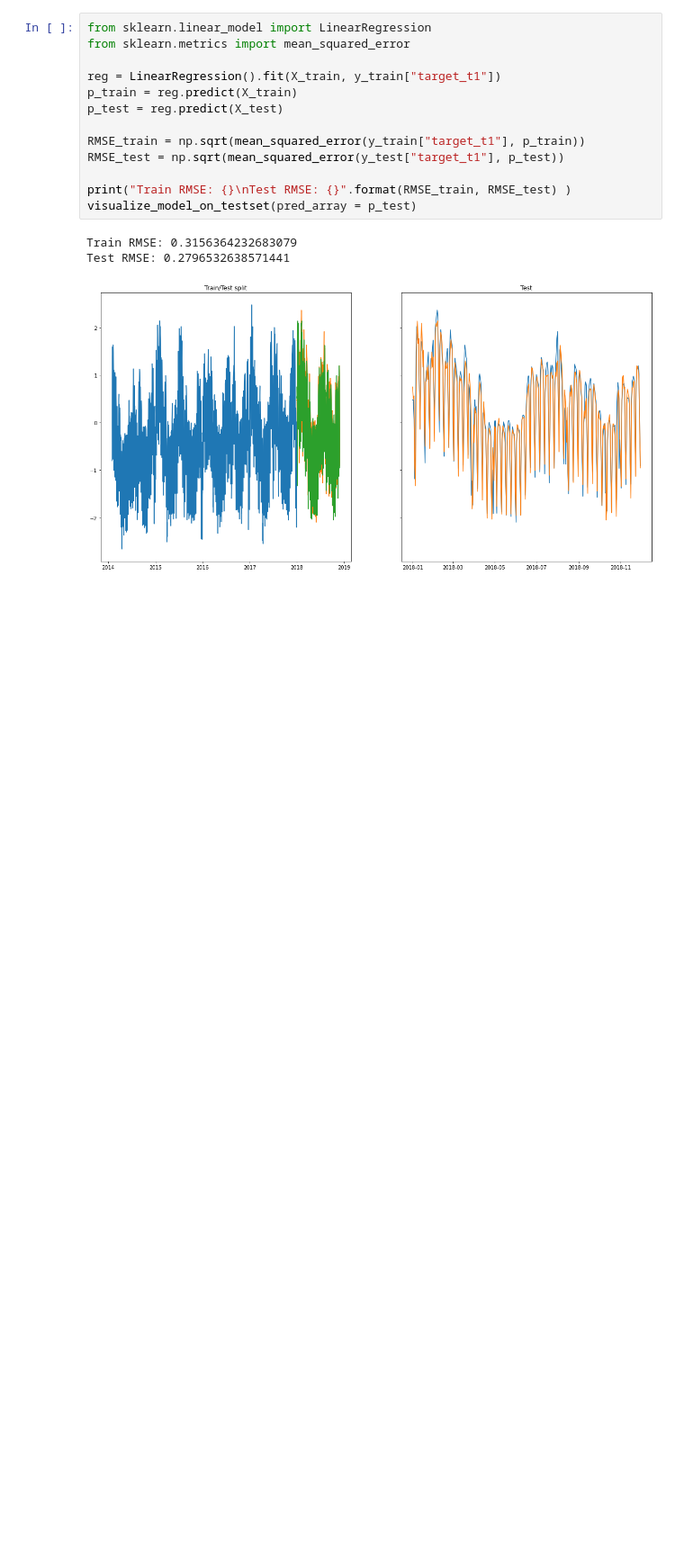
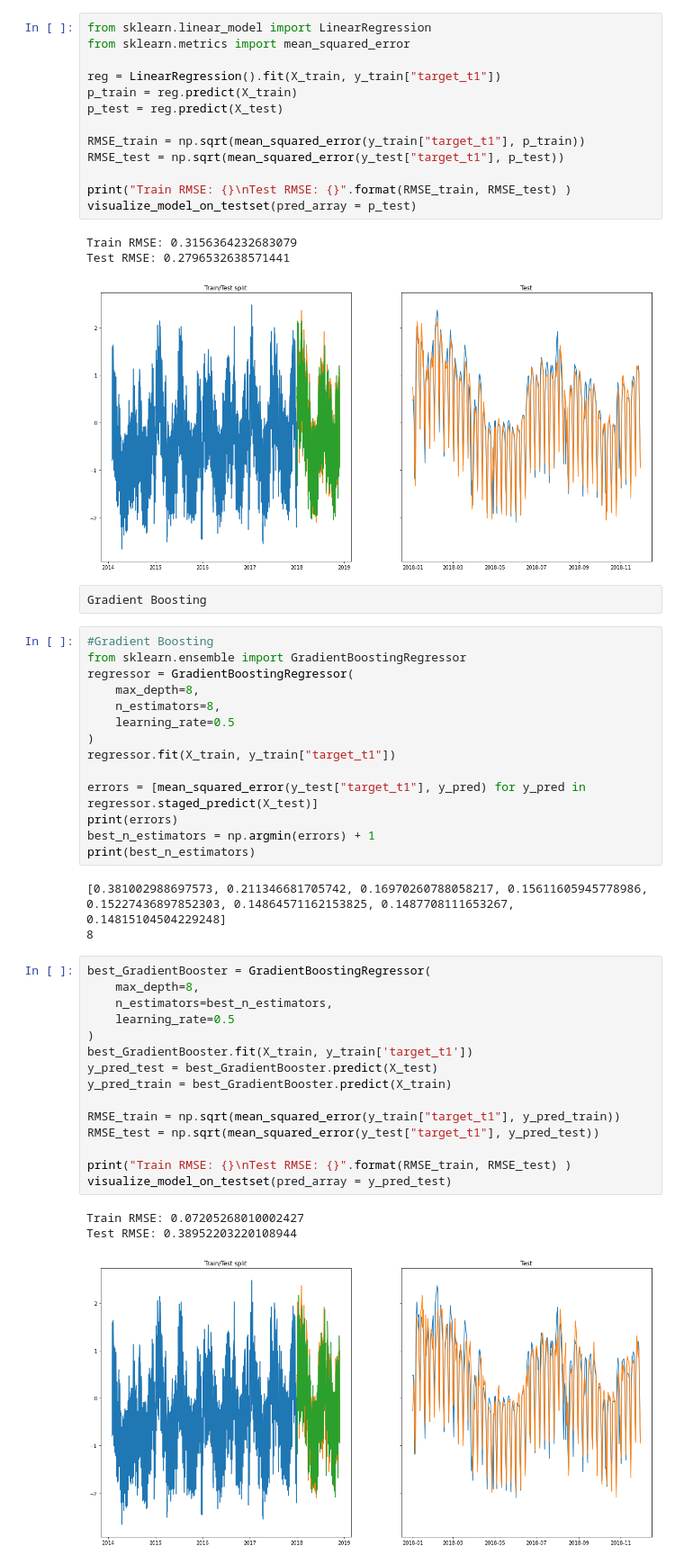
Before and after one commit to BatmanofZuhandArrgh/SpainEnergyDemandPrediction, a Jupyter notebook: demand_forecast_with_ml.ipynb, the cells around one changed output. Shown at 90% size. Saved outputs shown, nothing was run; the diff lists cells and outputs as text; blank space fills up the shorter version.

```diff
--- a/demand_forecast_with_ml.ipynb
+++ b/demand_forecast_with_ml.ipynb
@@ -197,3 +208,41 @@ visualize_model_on_testset(pred_array = p_test)
 Train RMSE: 0.3156364232683079
 Test RMSE: 0.2796532638571441
 [figure]
+# %% [raw]
+Gradient Boosting
+# %%
+#Gradient Boosting
+from sklearn.ensemble import GradientBoostingRegressor
+regressor = GradientBoostingRegressor(
+    max_depth=8,
+    n_estimators=8,
+    learning_rate=0.5
+)
+regressor.fit(X_train, y_train["target_t1"])
+
+errors = [mean_squared_error(y_test["target_t1"], y_pred) for y_pred in regressor.staged_predict(X_test)]
+print(errors)
+best_n_estimators = np.argmin(errors) + 1
+print(best_n_estimators)
+# %% [output]
+[0.381002988697573, 0.211346681705742, 0.16970260788058217, 0.15611605945778986, 0.15227436897852303, 0.14864571162153825, 0.1487708111653267, 0.14815104504229248]
+8
+# %%
+best_GradientBooster = GradientBoostingRegressor(
+    max_depth=8,
+    n_estimators=best_n_estimators,
+    learning_rate=0.5
+)
+best_GradientBooster.fit(X_train, y_train['target_t1'])
+y_pred_test = best_GradientBooster.predict(X_test)
+y_pred_train = best_GradientBooster.predict(X_train)
+
+RMSE_train = np.sqrt(mean_squared_error(y_train["target_t1"], y_pred_train))
+RMSE_test = np.sqrt(mean_squared_error(y_test["target_t1"], y_pred_test))
+
+print("Train RMSE: {}\nTest RMSE: {}".format(RMSE_train, RMSE_test) )
+visualize_model_on_testset(pred_array = y_pred_test)
+# %% [output]
+Train RMSE: 0.07205268010002427
+Test RMSE: 0.38952203220108944
+[figure, added]
```
Also changed, not shown: parts of 23 cells of this notebook.
